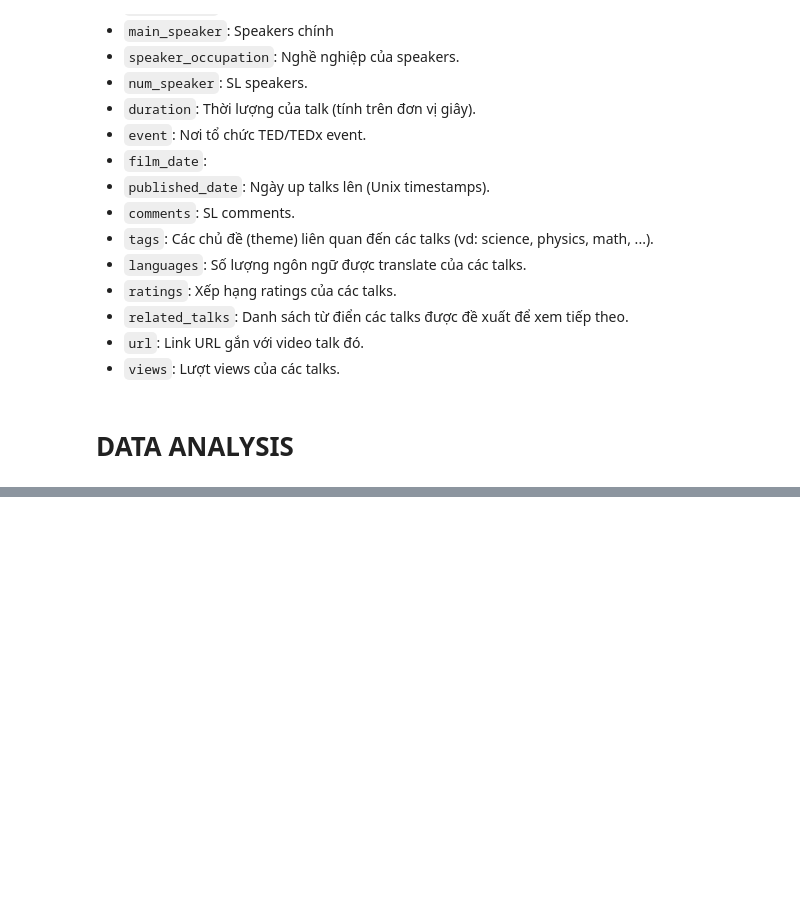
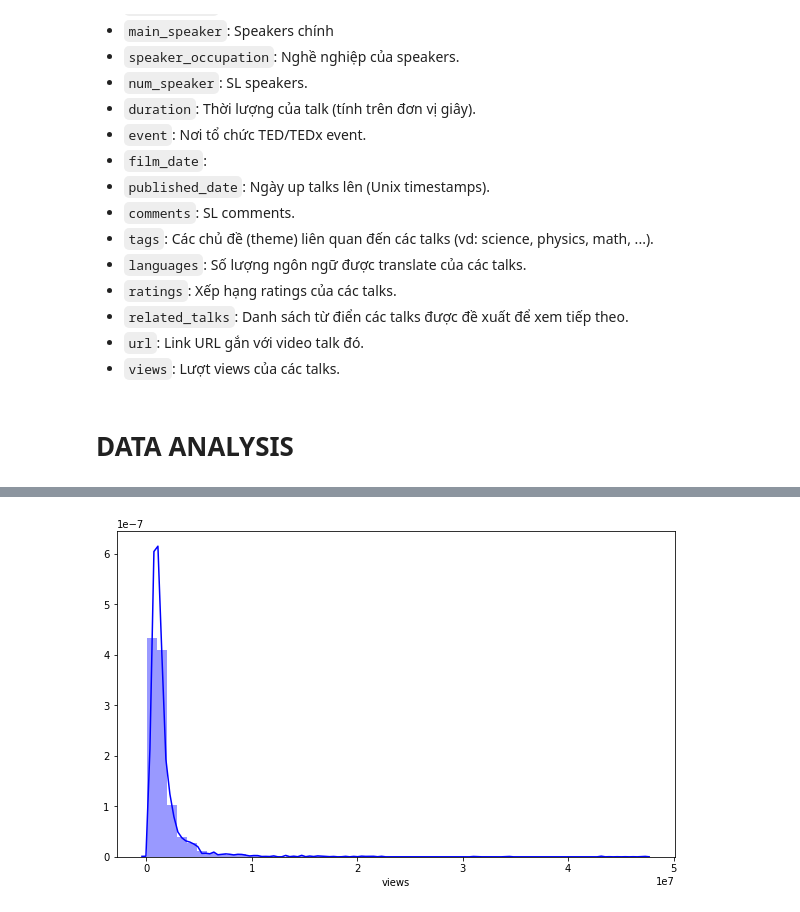
Before and after one commit to nguyenhuynhxuanmai/LTKHDL_FinalProject, a Jupyter notebook: 1712091_NguyenHuynhXuanMai.ipynb, the cells around one changed output, grey strips where cells are left out. Drawn from its saved outputs; the diff is of its cells as text; code cells hidden in the pictures; blank space fills up the shorter version.

```diff
--- a/1712091_NguyenHuynhXuanMai.ipynb
+++ b/1712091_NguyenHuynhXuanMai.ipynb
@@ -215,0 +232,5 @@ top10_talks
+# %%
+f, ax = plt.subplots(figsize=(10,6))
+sns.distplot(ted['views'], color = 'b');
+# %% [output]
+[figure, added]
```
Also changed, not shown: parts of 5 cells of this notebook.
